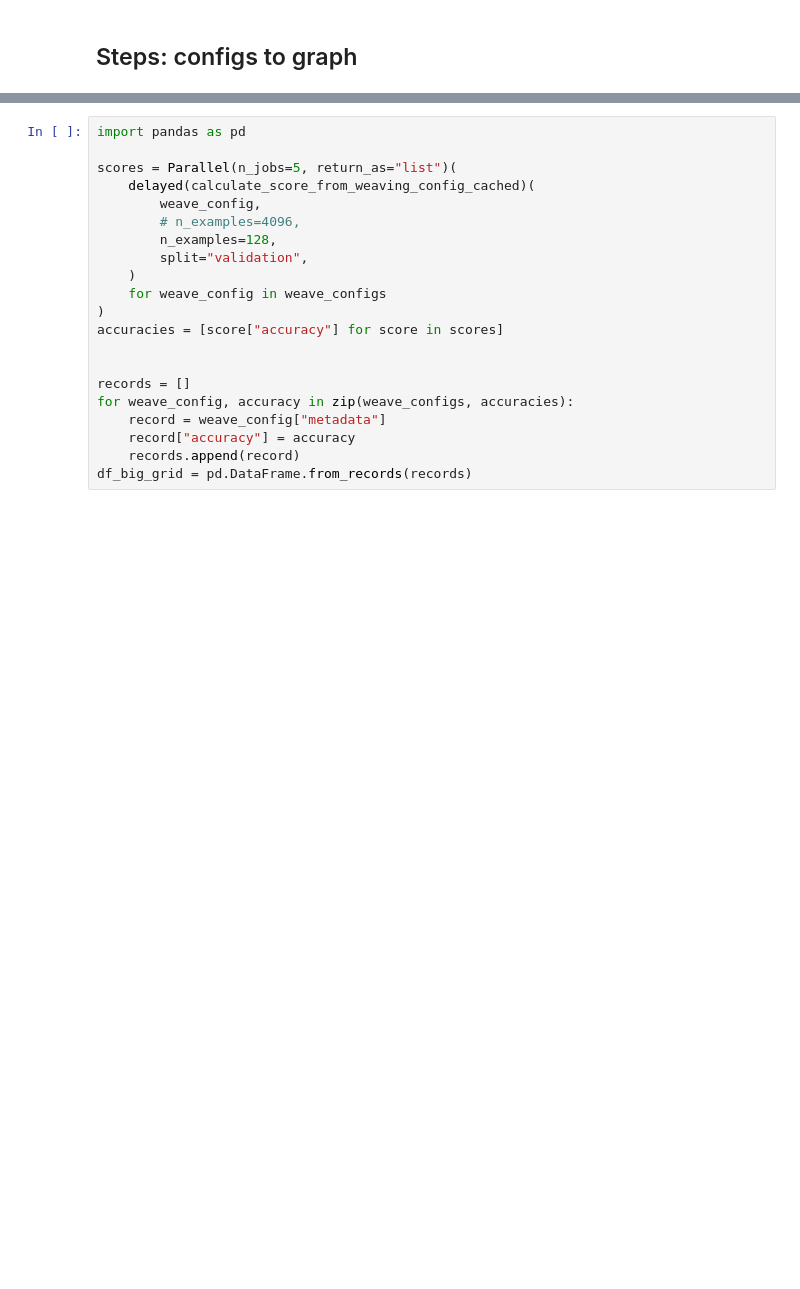
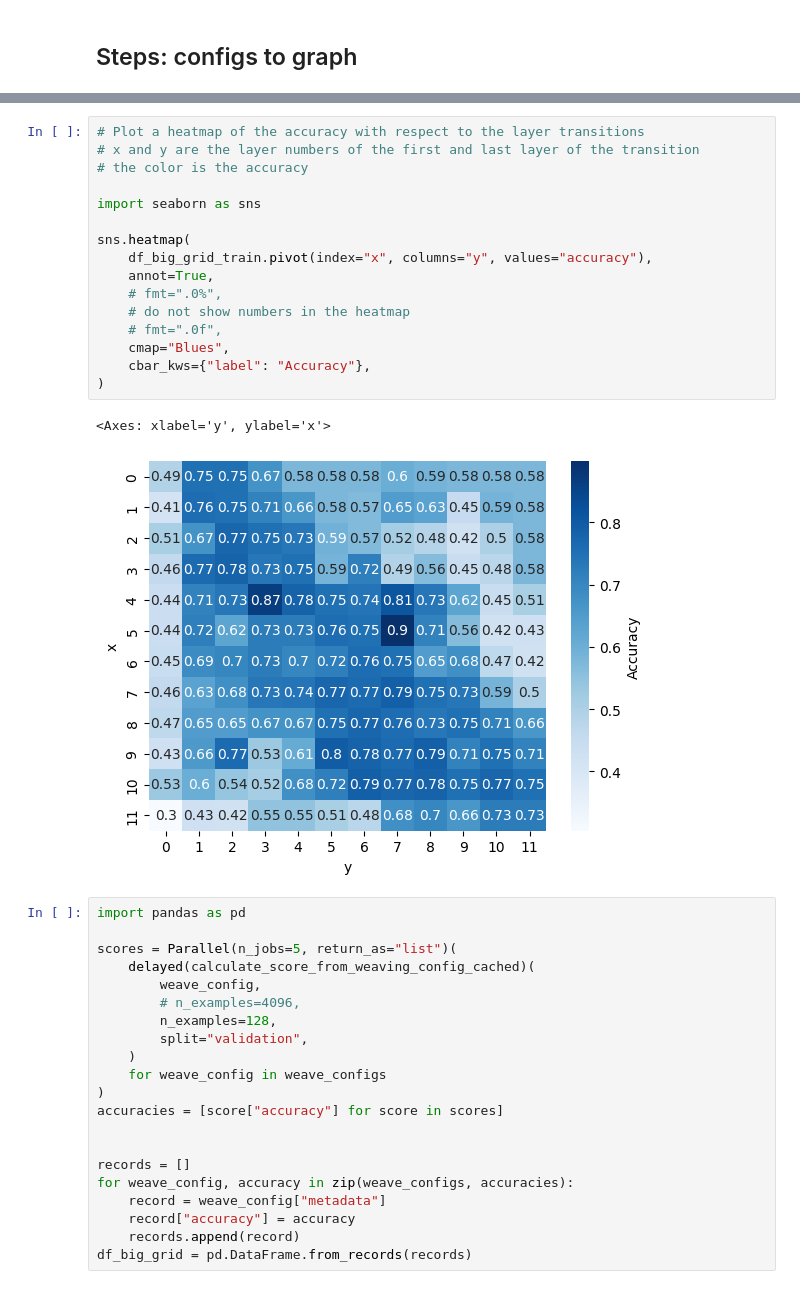
Before and after one commit to rhymeswithlion/llm-weaver, a Jupyter notebook: notebooks/end-to-end-BC-2023-11-27-transitions-heatmap-roberta-base-sst2.ipynb, the cells around one changed output, grey strips where cells are left out. Saved outputs shown, nothing was run; the diff lists cells and outputs as text; blank space fills up the shorter version.

```diff
--- a/notebooks/end-to-end-BC-2023-11-27-transitions-heatmap-roberta-base-sst2.ipynb
+++ b/notebooks/end-to-end-BC-2023-11-27-transitions-heatmap-roberta-base-sst2.ipynb
@@ -142,3 +291,22 @@ If your task is similar to the task the model of the checkpoint was trained on,
+# %%
+# Plot a heatmap of the accuracy with respect to the layer transitions
+# x and y are the layer numbers of the first and last layer of the transition
+# the color is the accuracy
+
+import seaborn as sns
+
+sns.heatmap(
+    df_big_grid_train.pivot(index="x", columns="y", values="accuracy"),
+    annot=True,
+    # fmt=".0%",
+    # do not show numbers in the heatmap
+    # fmt=".0f",
+    cmap="Blues",
+    cbar_kws={"label": "Accuracy"},
+)
+# %% [output]
+<Axes: xlabel='y', ylabel='x'>
+[figure, added]
 # %%
 import pandas as pd
 
```
Also changed, not shown: parts of 4 cells of this notebook.
